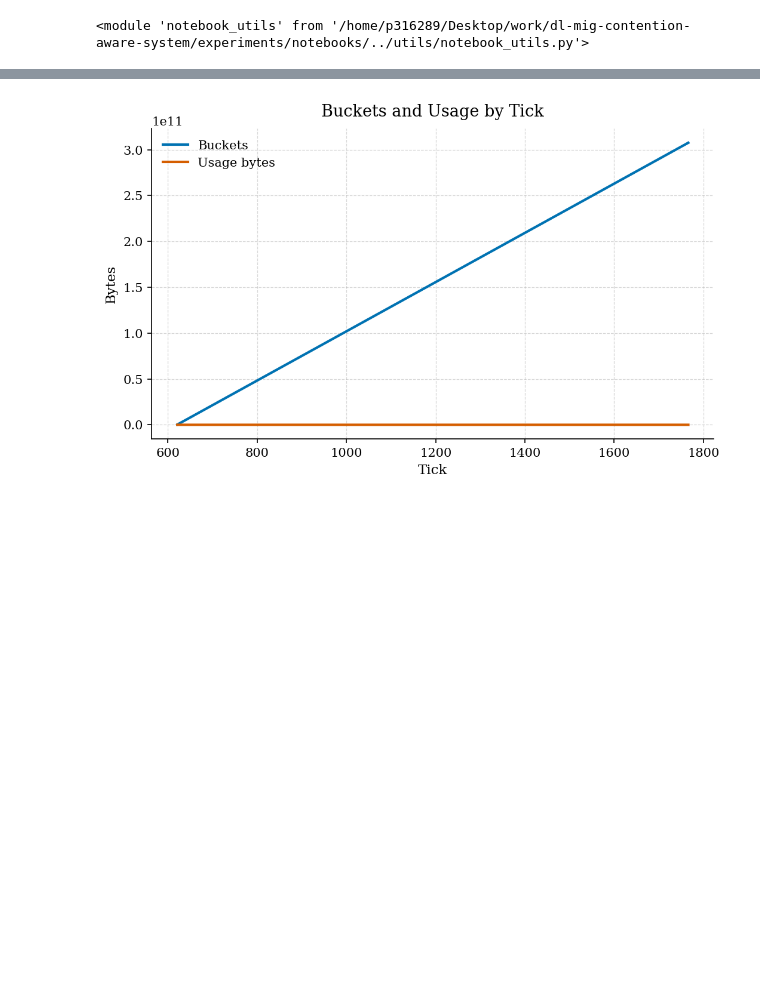
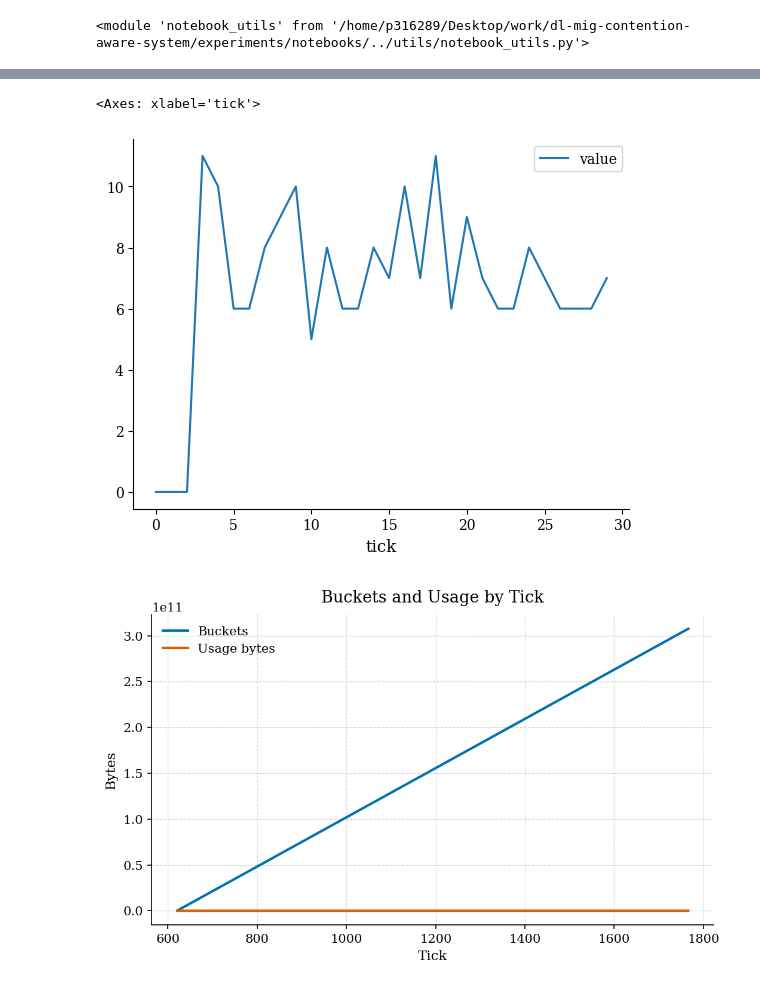
Before and after one commit to e212602/dl-mig-contention-aware-system, a Jupyter notebook: experiments/notebooks/vllm_pcie_bw_sweep.ipynb, the cells around one changed output, grey strips where cells are left out. Saved outputs shown, nothing was run; the diff lists cells and outputs as text; code cells hidden in the pictures; blank space fills up the shorter version.

```diff
--- a/experiments/notebooks/vllm_pcie_bw_sweep.ipynb
+++ b/experiments/notebooks/vllm_pcie_bw_sweep.ipynb
@@ -38,3 +105,12 @@ df
+# %%
+df_pcie = pd.read_csv(data_dict["Qwen/Qwen2.5-3B-Instruct-GPTQ-Int8"][1][EXP_METRICS])
+df_pcie = df_pcie[df_pcie["metric"] == "DCGM_FI_PROF_PCIE_RX_BYTES"]
+df_pcie["value"] = df_pcie["value"].astype(float) // (1024 * 1024 * 1024)
+df_pcie["tick"] = df_pcie.reset_index().index
+df_pcie.plot(x="tick", y="value", kind="line")
+# %% [output]
+<Axes: xlabel='tick'>
+[figure, added]
 # %%
 plot_df = df.sort_values("tick")
 
```
Also changed, not shown: parts of 6 cells of this notebook, 9 other files.
